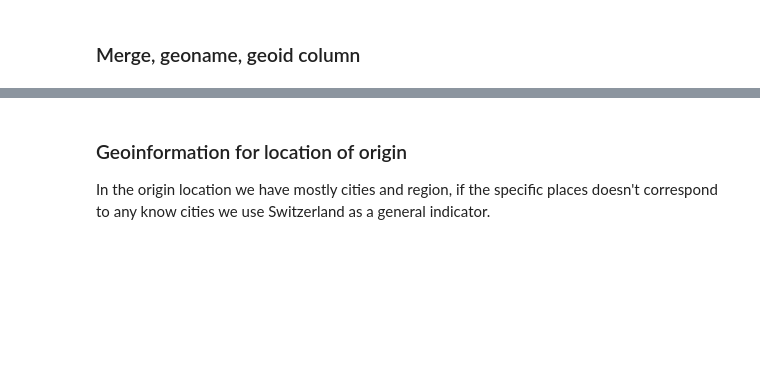
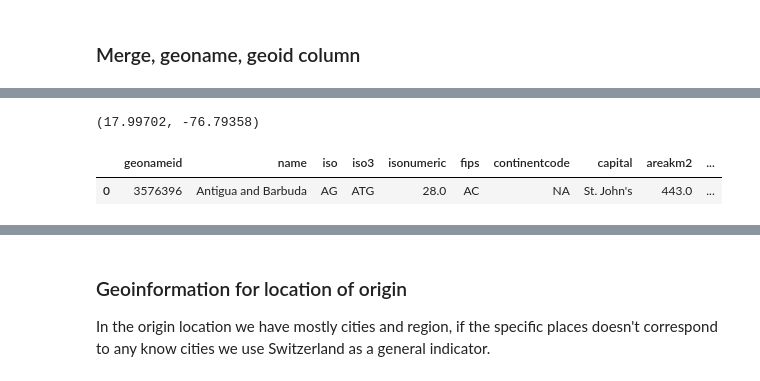
Before and after one commit to ych-wang/Colonial-heritage-in-Switzerland, a Jupyter notebook: caricom-text-processing.ipynb, the cells around one changed output, grey strips where cells are left out. Drawn from its saved outputs; the diff is of its cells as text; code cells hidden in the pictures; blank space fills up the shorter version.

```diff
--- a/caricom-text-processing.ipynb
+++ b/caricom-text-processing.ipynb
@@ -962,3 +971,8 @@ def getCapital_coo(capital_Name):
         lon = origin_geo['longitude']
 
     return lat,lon
+# %%
+#Example
+getCapital_coo('Jamaica','Kingston')
+# %% [output]
+(17.99702, -76.79358)
@@ -965 +981,6 @@ def getCapital_coo(capital_Name):
+# %%
+colonial_countries.head(1)
+# %% [output]
+|  | geonameid | name | iso | iso3 | isonumeric | fips | continentcode | capital | areakm2 | ... |
+| 0 | 3576396 | Antigua and Barbuda | AG | ATG | 28.0 | AC | NA | St. John's | 443.0 | ... |
 # %%
```
Also changed, not shown: parts of 17 cells of this notebook.
